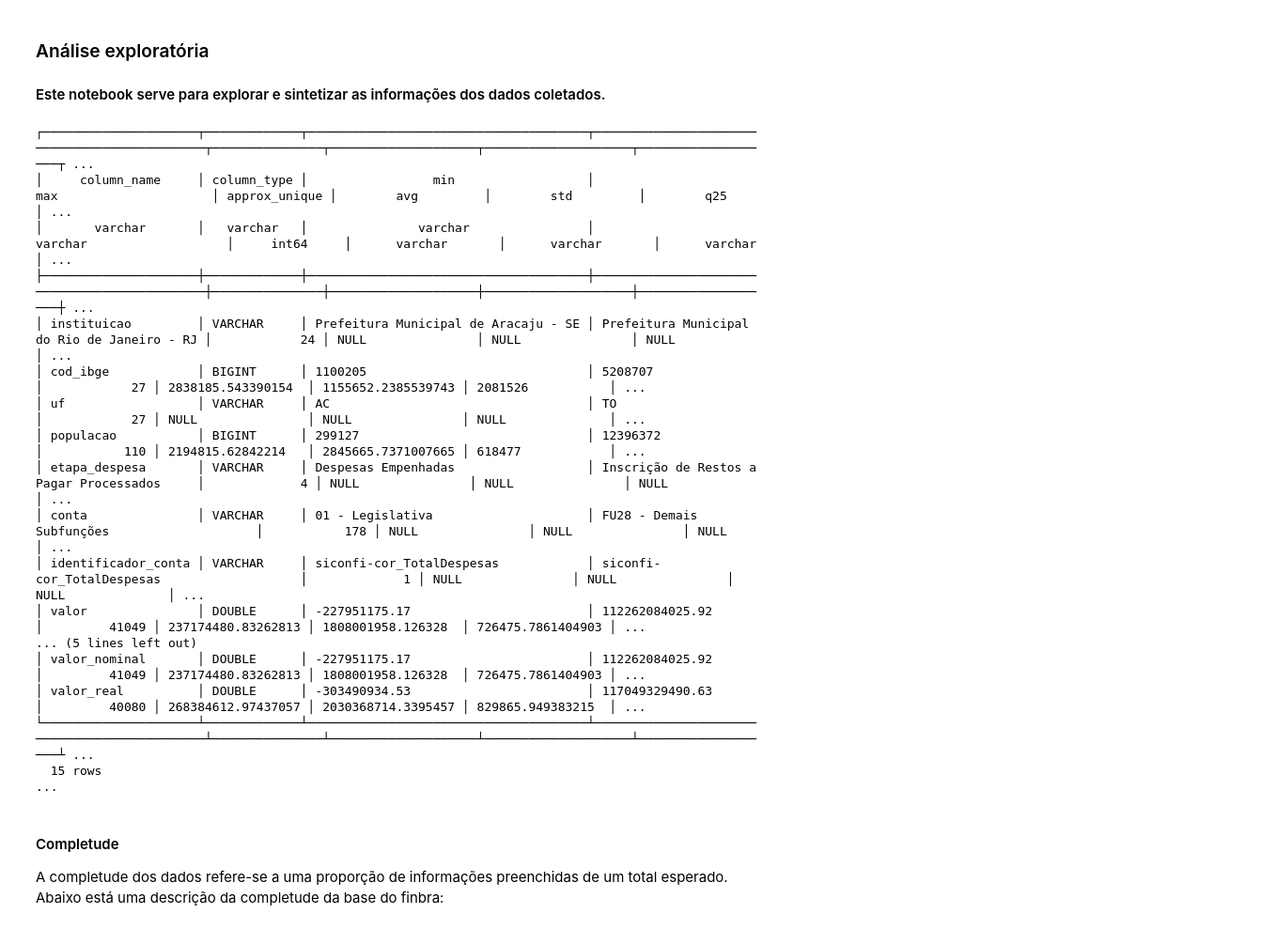
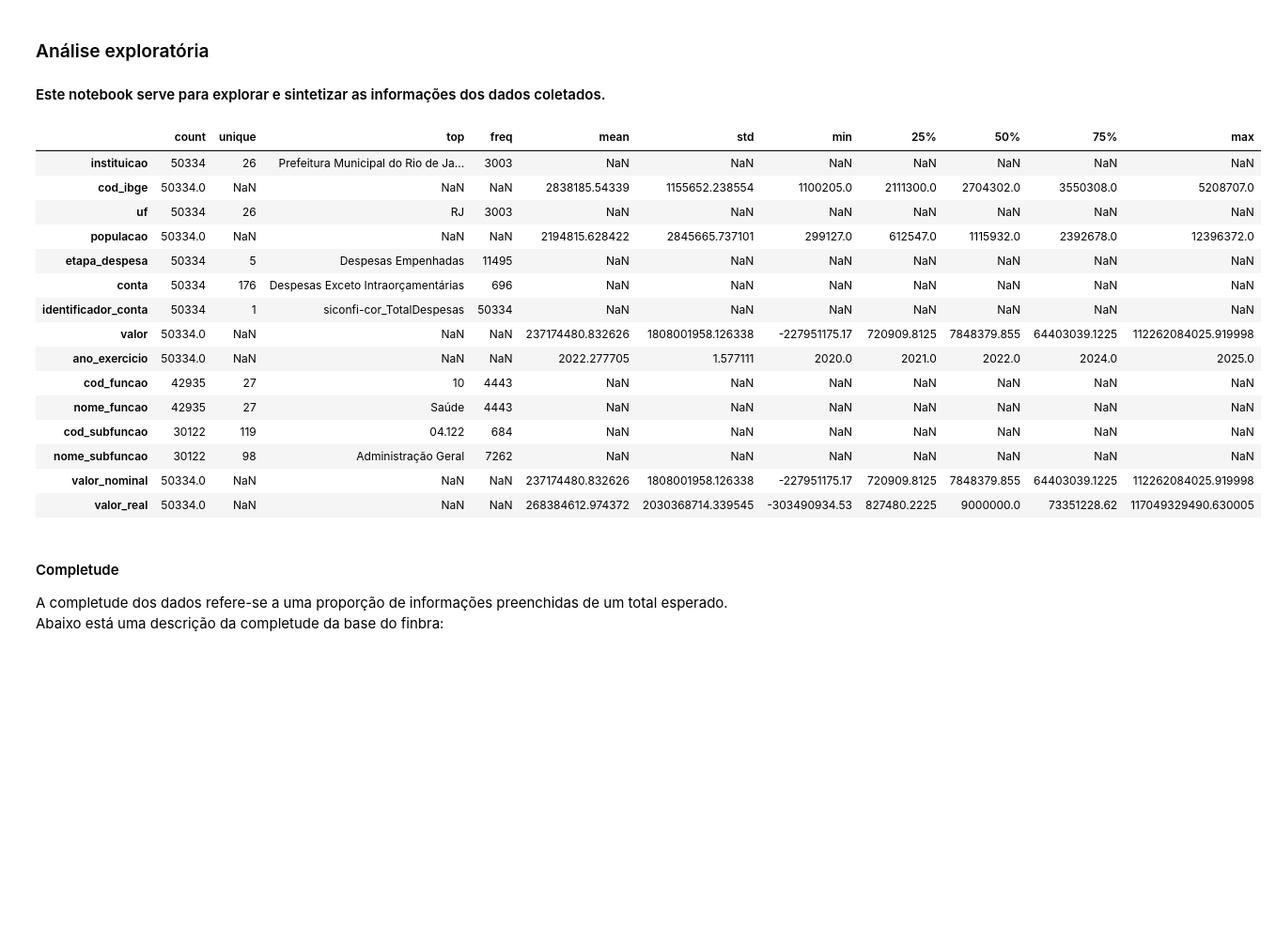
Before and after one commit to doardoE/Desafio-Analista-de-Dados-Sefaz-Macei-, a Jupyter notebook: notebooks/analise_exploratoria.ipynb, the cells around one changed output. Shown at 94% size. Cells and saved outputs as stored; diff of their text form; code cells hidden in the pictures; blank space fills up the shorter version.

```diff
--- a/notebooks/analise_exploratoria.ipynb
+++ b/notebooks/analise_exploratoria.ipynb
@@ -22,24 +24,23 @@ con = duckdb.connect("../dados.duckdb")
 # %%
 """ sumário da base de dados """
-summarize(con).show()
+tabela_completa(db.con).df().describe(include="all").T
 # %% [output]
-┌─────────────────────┬─────────────┬──────────────────────────────────────┬─────────────────────────────────────────────┬───────────────┬────────────────────┬────────────────────┬───────────────────┬ ...
-│     column_name     │ column_type │                 min                  │                     max                     │ approx_unique │        avg         │        std         │        q25        │ ...
-│       varchar       │   varchar   │               varchar                │                   varchar                   │     int64     │      varchar       │      varchar       │      varchar      │ ...
-├─────────────────────┼─────────────┼──────────────────────────────────────┼─────────────────────────────────────────────┼───────────────┼────────────────────┼────────────────────┼───────────────────┼ ...
-│ instituicao         │ VARCHAR     │ Prefeitura Municipal de Aracaju - SE │ Prefeitura Municipal do Rio de Janeiro - RJ │            24 │ NULL               │ NULL               │ NULL              │ ...
-│ cod_ibge            │ BIGINT      │ 1100205                              │ 5208707                                     │            27 │ 2838185.543390154  │ 1155652.2385539743 │ 2081526           │ ...
-│ uf                  │ VARCHAR     │ AC                                   │ TO                                          │            27 │ NULL               │ NULL               │ NULL              │ ...
-│ populacao           │ BIGINT      │ 299127                               │ 12396372                                    │           110 │ 2194815.62842214   │ 2845665.7371007665 │ 618477            │ ...
-│ etapa_despesa       │ VARCHAR     │ Despesas Empenhadas                  │ Inscrição de Restos a Pagar Processados     │             4 │ NULL               │ NULL               │ NULL              │ ...
-│ conta               │ VARCHAR     │ 01 - Legislativa                     │ FU28 - Demais Subfunções                    │           178 │ NULL               │ NULL               │ NULL              │ ...
-│ identificador_conta │ VARCHAR     │ siconfi-cor_TotalDespesas            │ siconfi-cor_TotalDespesas                   │             1 │ NULL               │ NULL               │ NULL              │ ...
-│ valor               │ DOUBLE      │ -227951175.17                        │ 112262084025.92                             │         41049 │ 237174480.83262813 │ 1808001958.126328  │ 726475.7861404903 │ ...
-... (5 lines left out)
-│ valor_nominal       │ DOUBLE      │ -227951175.17                        │ 112262084025.92                             │         41049 │ 237174480.83262813 │ 1808001958.126328  │ 726475.7861404903 │ ...
-│ valor_real          │ DOUBLE      │ -303490934.53                        │ 117049329490.63                             │         40080 │ 268384612.97437057 │ 2030368714.3395457 │ 829865.949383215  │ ...
-└─────────────────────┴─────────────┴──────────────────────────────────────┴─────────────────────────────────────────────┴───────────────┴────────────────────┴────────────────────┴───────────────────┴ ...
-  15 rows                                                                                                                                                                                                ...
+|  | count | unique | top | freq | mean | std | min | 25% | 50% | 75% | max |
+| instituicao | 50334 | 26 | Prefeitura Municipal do Rio de Ja... | 3003 | NaN | NaN | NaN | NaN | NaN | NaN | NaN |
+| cod_ibge | 50334.0 | NaN | NaN | NaN | 2838185.54339 | 1155652.238554 | 1100205.0 | 2111300.0 | 2704302.0 | 3550308.0 | 5208707.0 |
+| uf | 50334 | 26 | RJ | 3003 | NaN | NaN | NaN | NaN | NaN | NaN | NaN |
+| populacao | 50334.0 | NaN | NaN | NaN | 2194815.628422 | 2845665.737101 | 299127.0 | 612547.0 | 1115932.0 | 2392678.0 | 12396372.0 |
+| etapa_despesa | 50334 | 5 | Despesas Empenhadas | 11495 | NaN | NaN | NaN | NaN | NaN | NaN | NaN |
+| conta | 50334 | 176 | Despesas Exceto Intraorçamentárias | 696 | NaN | NaN | NaN | NaN | NaN | NaN | NaN |
+| identificador_conta | 50334 | 1 | siconfi-cor_TotalDespesas | 50334 | NaN | NaN | NaN | NaN | NaN | NaN | NaN |
+| valor | 50334.0 | NaN | NaN | NaN | 237174480.832626 | 1808001958.126338 | -227951175.17 | 720909.8125 | 7848379.855 | 64403039.1225 | 112262084025.919998 |
+| ano_exercicio | 50334.0 | NaN | NaN | NaN | 2022.277705 | 1.577111 | 2020.0 | 2021.0 | 2022.0 | 2024.0 | 2025.0 |
+| cod_funcao | 42935 | 27 | 10 | 4443 | NaN | NaN | NaN | NaN | NaN | NaN | NaN |
+| nome_funcao | 42935 | 27 | Saúde | 4443 | NaN | NaN | NaN | NaN | NaN | NaN | NaN |
+| cod_subfuncao | 30122 | 119 | 04.122 | 684 | NaN | NaN | NaN | NaN | NaN | NaN | NaN |
+| nome_subfuncao | 30122 | 98 | Administração Geral | 7262 | NaN | NaN | NaN | NaN | NaN | NaN | NaN |
+| valor_nominal | 50334.0 | NaN | NaN | NaN | 237174480.832626 | 1808001958.126338 | -227951175.17 | 720909.8125 | 7848379.855 | 64403039.1225 | 112262084025.919998 |
+| valor_real | 50334.0 | NaN | NaN | NaN | 268384612.974372 | 2030368714.339545 | -303490934.53 | 827480.2225 | 9000000.0 | 73351228.62 | 117049329490.630005 |
 # %% [markdown]
 #### Completude
 A completude dos dados refere-se a uma proporção de informações preenchidas de um total esperado. Abaixo está uma descrição da completude da base do finbra:
```
Also changed, not shown: parts of 14 cells of this notebook, 1 other file.
